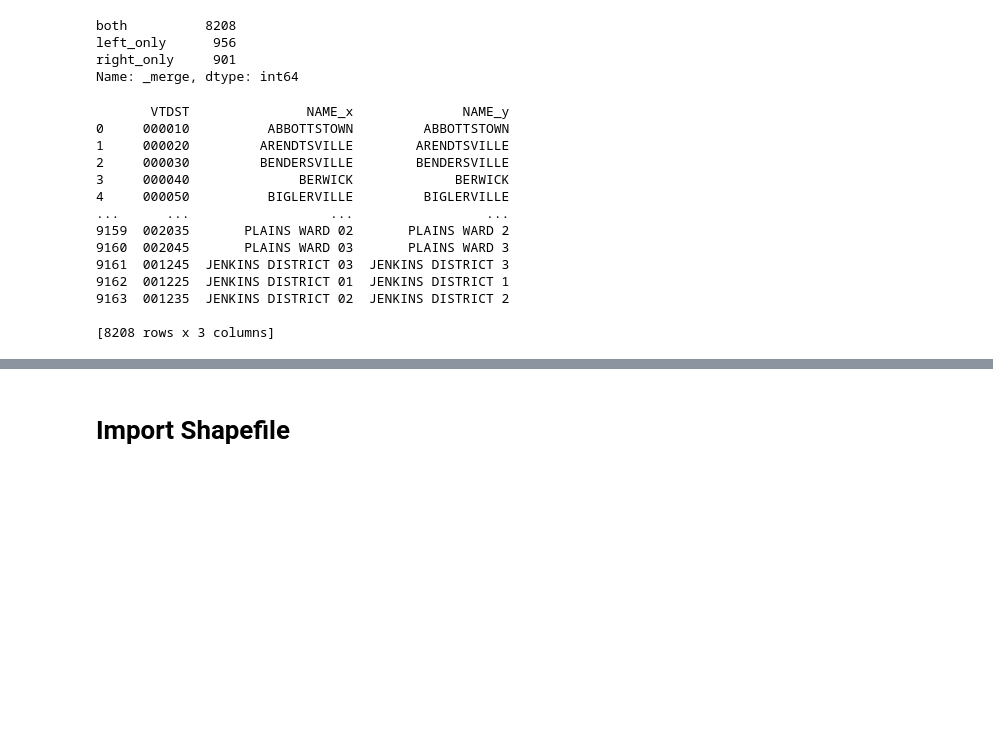
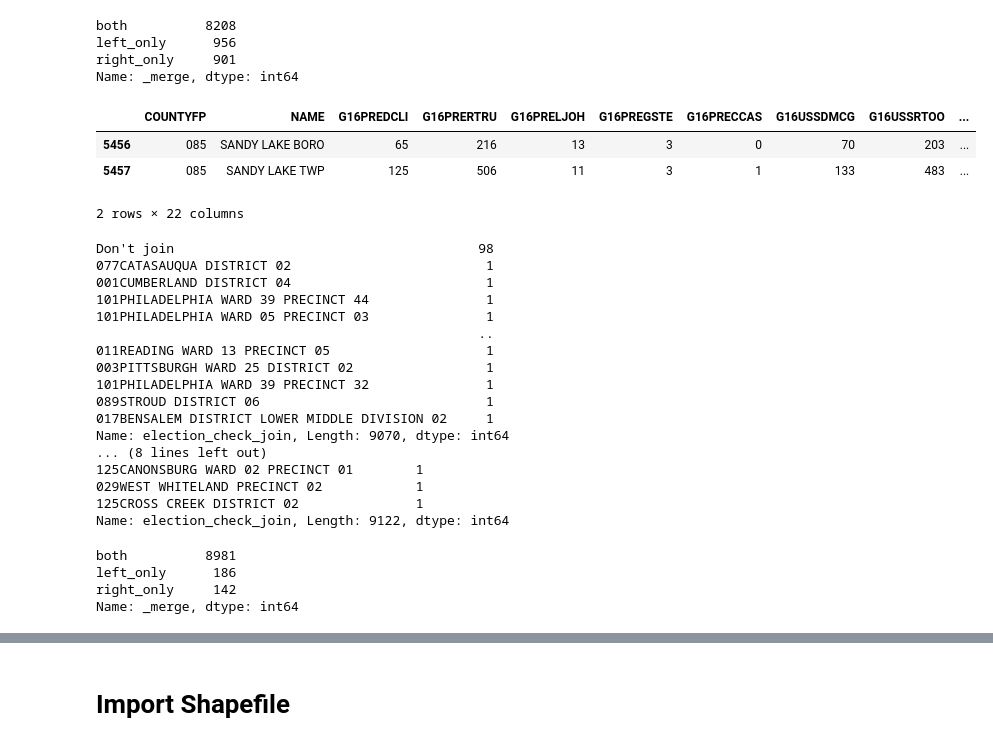
Before and after one commit to nonpartisan-redistricting-datahub/pdv-pa, a Jupyter notebook: vest-pa-2016/VEST_PA_16_replication.ipynb, the cells around one changed output, grey strips where cells are left out. Drawn from its saved outputs; the diff is of its cells as text; code cells hidden in the pictures; blank space fills up the shorter version.

Commit message:
Finishing up matching for election result validating

```diff
--- a/vest-pa-2016/VEST_PA_16_replication.ipynb
+++ b/vest-pa-2016/VEST_PA_16_replication.ipynb
@@ -407,4 +387,9 @@ Name: unique_vote_id, Length: 9165, dtype: int64
 Name: unique_vote_id, Length: 9109, dtype: int64
+# %%
+source_to_vest_changes = pd.read_csv("./source_to_vest_name_changes.csv")
+source_to_vest_changes_dict = dict(zip(source_to_vest_changes["Source"],source_to_vest_changes["VEST"]))
+# %%
+pivoted_2016["election_check_join"] = pivoted_2016["election_check_join"].map(source_to_vest_changes_dict).fillna(pivoted_2016["election_check_join"])
 # %%
 vote_name_hack = pd.merge(join_vest_pa_16,join_pivoted_2016,how="outer",on="unique_vote_id",indicator=True)
 print(vote_name_hack["_merge"].value_counts())
@@ -419,21 +404,48 @@ left_only      956
 right_only     901
 Name: _merge, dtype: int64
 # %%
-changes = vote_name_hack[vote_name_hack["_merge"]=="both"][["VTDST","NAME_x","NAME_y"]]
+changes = vote_name_hack[vote_name_hack["_merge"]=="both"][["VTDST","election_check_join_holder","election_check_join_y"]]
 # %%
-print(changes)
+source_to_vest_changes_dict_2 = dict(zip(changes["election_check_join_y"],changes["election_check_join_holder"]))
+pivoted_2016["election_check_join"] = pivoted_2016["election_check_join"].map(source_to_vest_changes_dict_2).fillna(pivoted_2016["election_check_join"])
-# %% [output]
-       VTDST               NAME_x              NAME_y
-0     000010          ABBOTTSTOWN         ABBOTTSTOWN
-1     000020         ARENDTSVILLE        ARENDTSVILLE
-2     000030         BENDERSVILLE        BENDERSVILLE
-3     000040              BERWICK             BERWICK
-4     000050          BIGLERVILLE         BIGLERVILLE
-...      ...                  ...                 ...
-9159  002035       PLAINS WARD 02       PLAINS WARD 2
-9160  002045       PLAINS WARD 03       PLAINS WARD 3
-9161  001245  JENKINS DISTRICT 03  JENKINS DISTRICT 3
-9162  001225  JENKINS DISTRICT 01  JENKINS DISTRICT 1
-9163  001235  JENKINS DISTRICT 02  JENKINS DISTRICT 2
-
-[8208 rows x 3 columns]
+# %%
+pivoted_2016[pivoted_2016["election_check_join"]=="085SANDY LAKE"]
+# %% [output]
+|  | COUNTYFP | NAME | G16PREDCLI | G16PRERTRU | G16PRELJOH | G16PREGSTE | G16PRECCAS | G16USSDMCG | G16USSRTOO | ... |
+| 5456 | 085 | SANDY LAKE BORO | 65 | 216 | 13 | 3 | 0 | 70 | 203 | ... |
+| 5457 | 085 | SANDY LAKE TWP | 125 | 506 | 11 | 3 | 1 | 133 | 483 | ... |
+2 rows × 22 columns
+# %%
+print(vest_pa_16["election_check_join"].value_counts())
+print(pivoted_2016["election_check_join"].value_counts())
+# %% [output]
+Don't join                                       98
+077CATASAUQUA DISTRICT 02                         1
+001CUMBERLAND DISTRICT 04                         1
+101PHILADELPHIA WARD 39 PRECINCT 44               1
+101PHILADELPHIA WARD 05 PRECINCT 03               1
+                                                 ..
+011READING WARD 13 PRECINCT 05                    1
+003PITTSBURGH WARD 25 DISTRICT 02                 1
+101PHILADELPHIA WARD 39 PRECINCT 32               1
+089STROUD DISTRICT 06                             1
+017BENSALEM DISTRICT LOWER MIDDLE DIVISION 02     1
+Name: election_check_join, Length: 9070, dtype: int64
+... (8 lines left out)
+125CANONSBURG WARD 02 PRECINCT 01        1
+029WEST WHITELAND PRECINCT 02            1
+125CROSS CREEK DISTRICT 02               1
+Name: election_check_join, Length: 9122, dtype: int64
+# %%
+join_one = pd.merge(vest_pa_16,pivoted_2016,how="outer",on="election_check_join",indicator=True)
+print(join_one["_merge"].value_counts())
+left_only = join_one[join_one["_merge"]=="left_only"]
+right_only = join_one[join_one["_merge"]=="right_only"]
+
+left_only.to_csv("./exported_csvs/final_election_check_only_vest.csv")
+right_only.to_csv("./exported_csvs/final_election_check_only_source.csv")
+# %% [output]
+both          8981
+left_only      186
+right_only     142
+Name: _merge, dtype: int64
```
Also changed, not shown: parts of 12 cells of this notebook.
